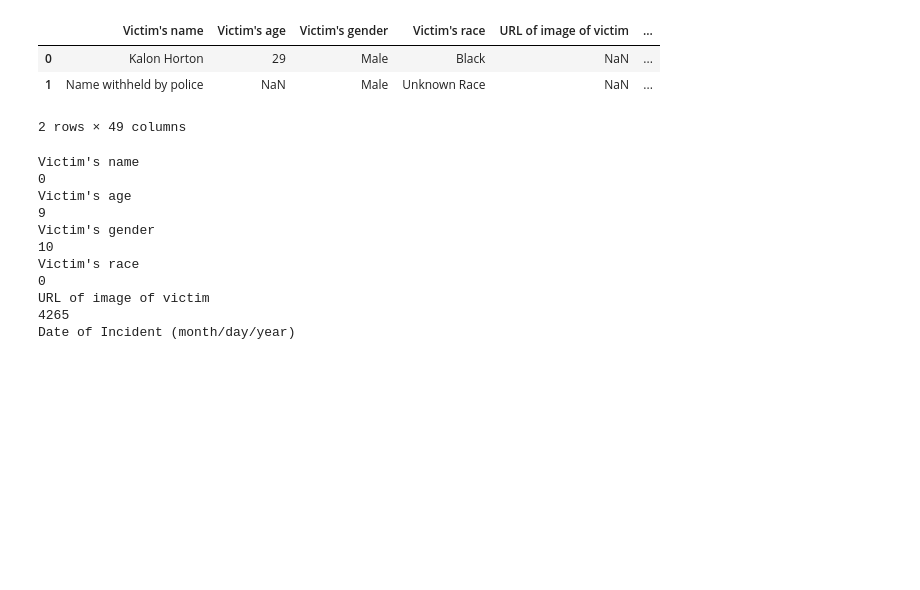
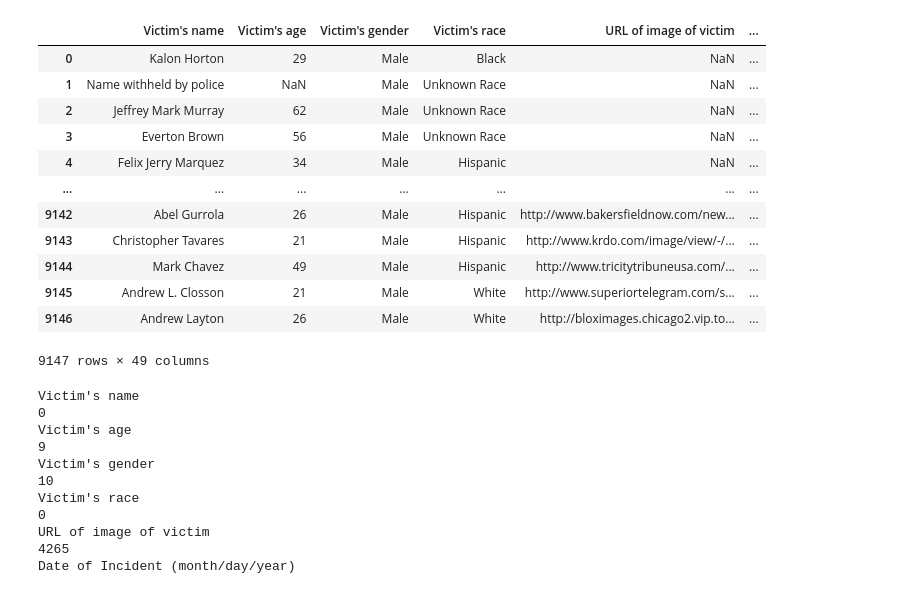
Before and after one commit to MG-Squared/americas_blues, a Jupyter notebook: initial_explore.ipynb, the cells around one changed output. Saved outputs shown, nothing was run; the diff lists cells and outputs as text; code cells hidden in the pictures; blank space fills up the shorter version.

```diff
--- a/explore.ipynb
+++ b/initial_explore.ipynb
@@ -10,12 +13,21 @@ import seaborn as sns
 import matplotlib.pyplot as plt
 # %%
 df_fatal = pd.read_excel('data.xlsx')
-df_fatal.head(2)
+df_fatal
 # %% [output]
 |  | Victim's name | Victim's age | Victim's gender | Victim's race | URL of image of victim | ... |
 | 0 | Kalon Horton | 29 | Male | Black | NaN | ... |
 | 1 | Name withheld by police | NaN | Male | Unknown Race | NaN | ... |
+| 2 | Jeffrey Mark Murray | 62 | Male | Unknown Race | NaN | ... |
+| 3 | Everton Brown | 56 | Male | Unknown Race | NaN | ... |
+| 4 | Felix Jerry Marquez | 34 | Male | Hispanic | NaN | ... |
+| ... | ... | ... | ... | ... | ... | ... |
+| 9142 | Abel Gurrola | 26 | Male | Hispanic | http://www.bakersfieldnow.com/new... | ... |
+| 9143 | Christopher Tavares | 21 | Male | Hispanic | http://www.krdo.com/image/view/-/... | ... |
+| 9144 | Mark Chavez | 49 | Male | Hispanic | http://www.tricitytribuneusa.com/... | ... |
+| 9145 | Andrew L. Closson | 21 | Male | White | http://www.superiortelegram.com/s... | ... |
+| 9146 | Andrew Layton | 26 | Male | White | http://bloximages.chicago2.vip.to... | ... |
-2 rows × 49 columns
+9147 rows × 49 columns
 # %%
 df_fatal.isnull().sum()
 # %% [output]
```
Also changed, not shown: parts of 1 cell of this notebook, 3 other files.
